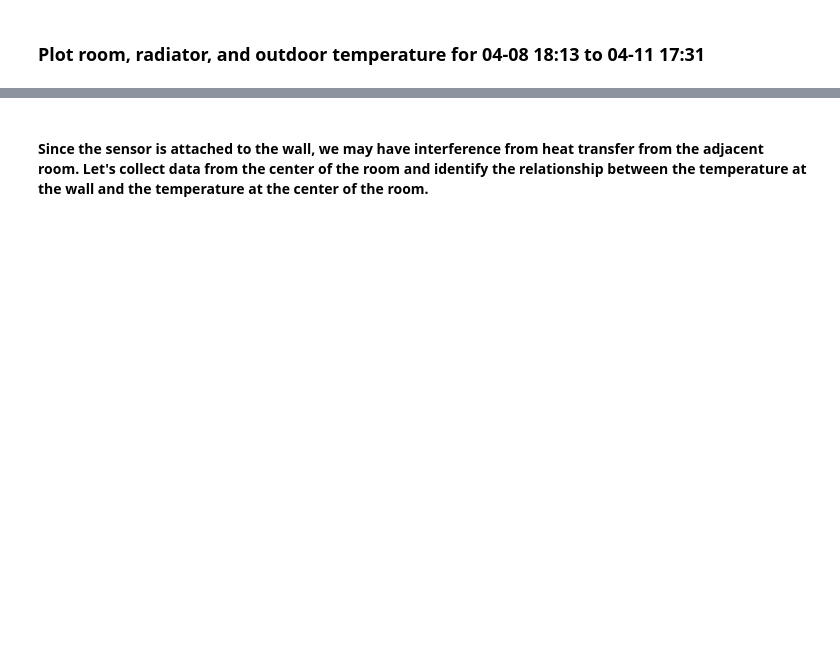
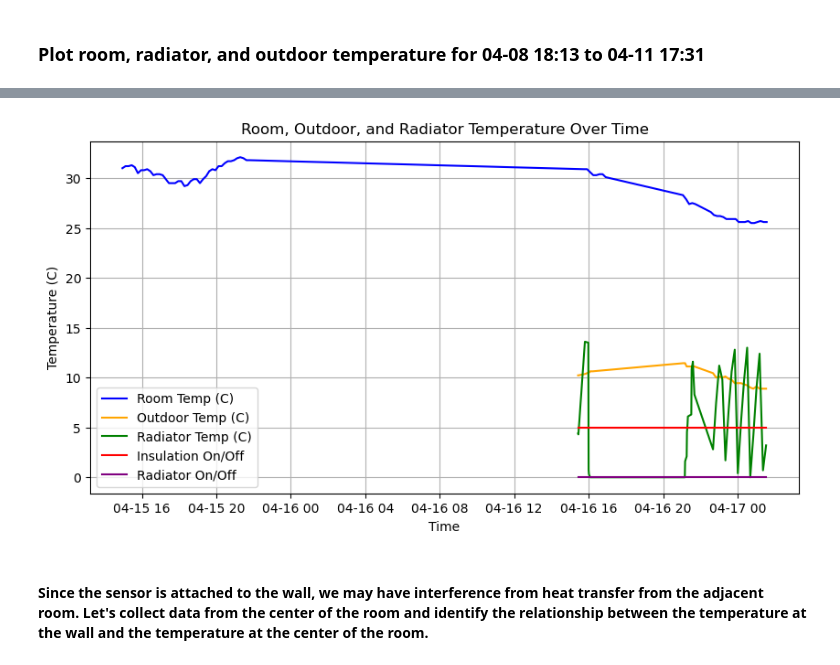
Before and after one commit to adwoama/retrofit-radiator, a Jupyter notebook: analysis/Modeling1.ipynb, the cells around one changed output, grey strips where cells are left out. Saved outputs shown, nothing was run; the diff lists cells and outputs as text; code cells hidden in the pictures; blank space fills up the shorter version.

```diff
--- a/analysis/Modeling1.ipynb
+++ b/analysis/Modeling1.ipynb
@@ -353,2 +508,43 @@ ValueError: array must not contain infs or NaNs
+# %%
+selectedCols1 = ['outdoor_temp', 'rad_status', 'dt', 'temp_room', 'duty_cycle', 'insulation_on']  # Select the relevant columns
+selectedCols2 = ['outdoor_temp', 'rad_status', 'dt', 'temp_rad', 'duty_cycle', 'insulation_on']  # Select the radiator temperature column
+indoorTemp = 'temp_room'
+radTemp = 'temp_rad'
+
+# Drop NaN values from the radiator temperature column
+df5 = df_testing1[selectedCols2].dropna(subset=[radTemp])
+df5['outdoor_temp'] = df5['outdoor_temp'].interpolate(method='linear')
+# df5['dt'] = df5.index.to_series().diff().dt.total_seconds()  # Calculate the time difference in seconds
+
+# Ensure df2 index is unique and sorted
+df5 = df5[~df5.index.duplicated(keep='first')].sort_index()
+df5 = df5.drop(df5.index[0])  # Drop the first row to avoid NaN in the first time difference
+
+# Drop rows with NaN values in the indoor temperature column
+df6 = df_testing1[selectedCols1].dropna(subset=[indoorTemp])
+df6['outdoor_temp'] = df6['outdoor_temp'].interpolate(method='linear')  #Interpolate missing outdoor temp values
+df6['dt'] = df6.index.to_series().diff().dt.total_seconds()  # Calculate the time difference in seconds
+df6 = df6.drop(df6.index[0])  # Drop the first row to avoid NaN in the first time difference
+
+df5['outdoor_temp'] = df6['outdoor_temp'].reindex(df5.index, method='ffill')  # Forward fill outdoor temperature to match df1 index
+# %%
+
+# Plot the time vs room temp, outdoor temp, and radiator temp
+plt.figure(figsize=(10, 5))
+plt.plot(df6.index, df6[indoorTemp], label='Room Temp (C)', color='blue')
+# plt.plot(df1.index, df1['outdoor_temp'], label='Outdoor Temp (C)', color='orange')
+plt.plot(df5.index, df5['outdoor_temp'], label='Outdoor Temp (C)', color='orange')
+plt.plot(df5.index, df5[radTemp], label='Radiator Temp (C)', color='green')
+plt.plot(df5.index, df5['insulation_on']*5, label='Insulation On/Off', color='red')
+plt.plot(df5.index, df5['rad_status']*4.5, label='Radiator On/Off', color='purple')
+
+plt.xlabel('Time')
+plt.ylabel('Temperature (C)')
+plt.title('Room, Outdoor, and Radiator Temperature Over Time')
+plt.legend()
+plt.grid()
+plt.show()
+# %% [output]
+[figure, added]
 # %% [markdown]
 #### Since the sensor is attached to the wall, we may have interference from heat transfer from the adjacent room. Let's collect data from the center of the room and identify the relationship between the temperature at the wall and the temperature at the center of the room.
```
Also changed, not shown: parts of 14 cells of this notebook, 8 other files.
